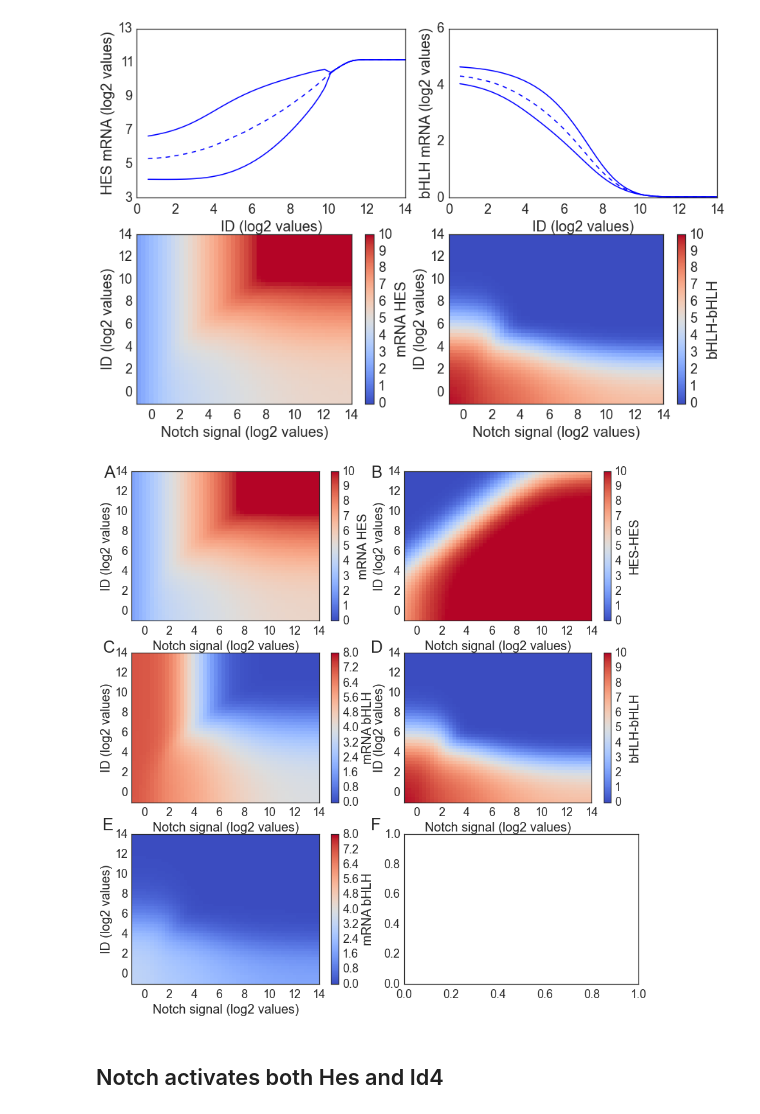
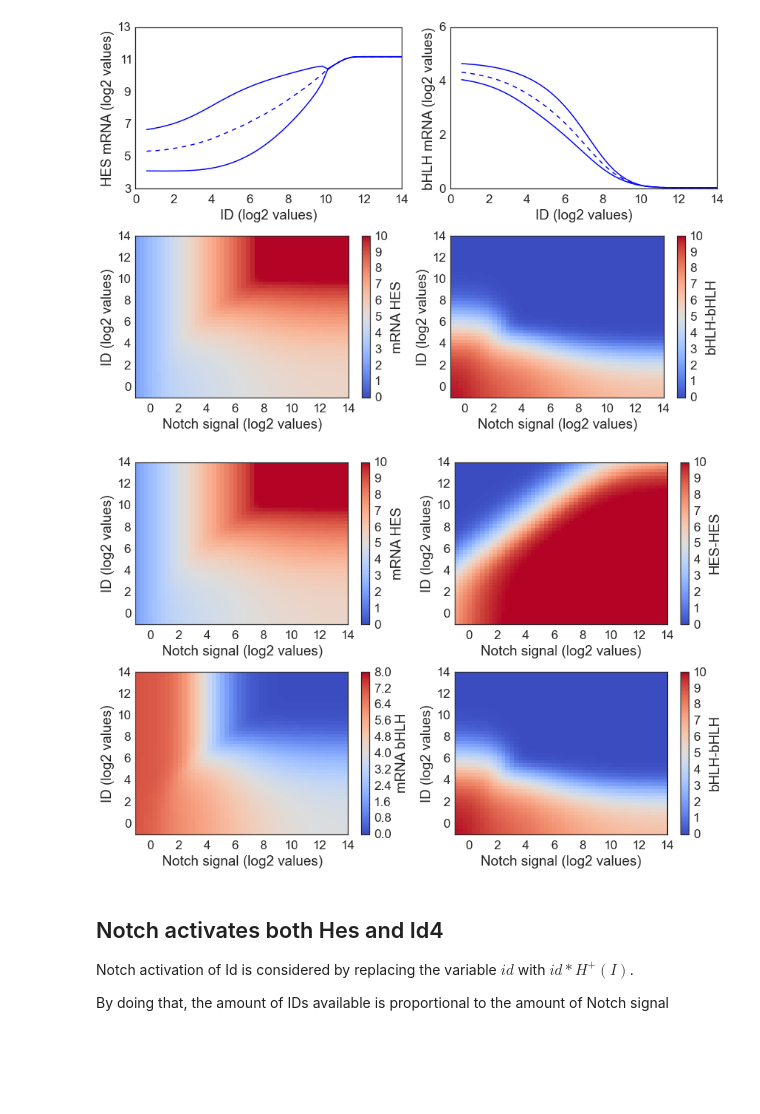
Before and after one commit to mboareto/InterplayNotchID_neurogenesis, a Jupyter notebook: InterplayNotch_IDs_modelling.ipynb, the cells around one changed output. Drawn from its saved outputs; the diff is of its cells as text; code cells hidden in the pictures; blank space fills up the shorter version.

```diff
--- a/InterplayNotch_IDs_modelling.ipynb
+++ b/InterplayNotch_IDs_modelling.ipynb
@@ -26,17 +1,13 @@ $$
 # %%
-import sys
-sys.path.insert(0, './auxiliary_functions/')
 import numpy as np
 import pylab as plt
 from pydelay import dde23
-import auxilary_functions as aux
+import auxiliary_functions as aux
 import seaborn as sns
+
+%matplotlib inline
 sns.set_style('white')
-sns.set_context('notebook', font_scale=1.8, rc={'lines.linewidth': 1.5})
-%load_ext autoreload
-%autoreload 2
-%matplotlib inline
-plt.rcParams.update({'font.size': 16})
+sns.set_context('notebook', font_scale=1.7, rc={'lines.linewidth': 1.3})
 # %%
 params = {'tf' : 6000.0,  'dt' : 1.0                    # total time in min, step time
          ,'gm' : 24.0/np.log(2), 'gp' : 22.0/np.log(2)  # degradation rates HES RNA and protein, respectively
@@ -130,55 +81,46 @@ aux.bifurcation(dde, 'I', p_dic['I'],'ma', trange, label=label, log2=True, yrang
 # ------------------- Figure 2B-E ----------------------------
 cmap ='coolwarm'
 p_dic['id'] = 2**np.arange( -1.0,  14.1, 0.3)
-#p_dic = {'I' : 2**np.arange( -1.0,  14.1, 3.0),
-#         'id': 2**np.arange( -1.0,  14.1, 3.0),
-#        }
 
 f = plt.subplots(2, 2, figsize=(6*2, 4*2), sharex=False)
 ax.text(-.15, 0.96, 'E', fontsize=26, transform=ax.transAxes)
 ax.text(1.28, 0.96, 'D', fontsize=26, transform=ax.transAxes)
-plt.tight_layout()
 
 ax = plt.subplot2grid((2, 2), (0, 0), colspan=1, rowspan=1)
 aux.bifurcation(dde, 'id', p_dic['id'], 'm', trange, label=label, yrange=[3.0, 13.0], ax=ax, xlim=[0,14])
 ax = plt.subplot2grid((2, 2), (0, 1), colspan=1, rowspan=1)
 aux.bifurcation(dde, 'id', p_dic['id'], 'ma',trange, label=label, yrange=[0.0, 6.0],  ax=ax, xlim=[0,14])
 
-m = aux.phase_diagram(dde, p_dic, axis=['I', 'id'], var=['m', 'pp', 'ma', 'a', 'aa'], trange=trange)
+m = aux.phase_diagram(dde, p_dic, axis=['I', 'id'], var=['m', 'pp', 'ma', 'aa'], trange=trange)
 ax = plt.subplot2grid((2, 2), (1, 0), colspan=1, rowspan=1)
 aux.plot_pdiagram(m['m'], p_dic, axis=['I', 'id'], label=label, clim=[0,10], cmap=cmap, ax=ax, clabel='mRNA HES')
+
 ax = plt.subplot2grid((2, 2), (1, 1), colspan=1, rowspan=1)
 aux.plot_pdiagram(m['aa'],p_dic, axis=['I', 'id'], label=label, clim=[0,10], cmap=cmap, ax=ax, clabel='bHLH-bHLH')
+plt.tight_layout()
 # %% [output]
-[figure, old version]
+[figure, new version]
 # %%
-# ------------------- Figure supplementary ----------------------------
-
-f = plt.subplots(3, 2, figsize=(6*2, 4*3), sharex=False, sharey=False)
-plt.tight_layout()
-
-ax = plt.subplot2grid((3, 2), (0, 0), colspan=1, rowspan=1)
-ax.text(-.15, 0.96, 'A', fontsize=26, transform=ax.transAxes)
-ax.text(1.28, 0.96, 'B', fontsize=26, transform=ax.transAxes)
-ax.text(-.15, -.21, 'C', fontsize=26, transform=ax.transAxes)
-ax.text(1.28, -.21, 'D', fontsize=26, transform=ax.transAxes)
-ax.text(-.15,-1.40, 'E', fontsize=26, transform=ax.transAxes)
-ax.text(1.28,-1.40, 'F', fontsize=26, transform=ax.transAxes)
+# ------------------- Supplementary figure ----------------------------
+f = plt.subplots(2, 2, figsize=(6*2, 4*2), sharex=False, sharey=False)
+ax = plt.subplot2grid((2, 2), (0, 0), colspan=1, rowspan=1)
 aux.plot_pdiagram(m['m'], p_dic, axis=['I', 'id'], label=label, clim=[0,10], cmap=cmap, ax=ax, clabel='mRNA HES')
 
-ax = plt.subplot2grid((3, 2), (0, 1), colspan=1, rowspan=1)
+ax = plt.subplot2grid((2, 2), (0, 1), colspan=1, rowspan=1)
 aux.plot_pdiagram(m['pp'],p_dic, axis=['I', 'id'], label=label, clim=[0,10], cmap=cmap, ax=ax, clabel='HES-HES')
 
-ax = plt.subplot2grid((3, 2), (1, 0), colspan=1, rowspan=1)
+ax = plt.subplot2grid((2, 2), (1, 0), colspan=1, rowspan=1)
 aux.plot_pdiagram(m['ma'],p_dic, axis=['I', 'id'], label=label, clim=[0, 8], cmap=cmap, ax=ax, clabel='mRNA bHLH')
 
-ax = plt.subplot2grid((3, 2), (1, 1), colspan=1, rowspan=1)
+ax = plt.subplot2grid((2, 2), (1, 1), colspan=1, rowspan=1)
 aux.plot_pdiagram(m['aa'],p_dic, axis=['I', 'id'], label=label, clim=[0,10], cmap=cmap, ax=ax, clabel='bHLH-bHLH')
-
-ax = plt.subplot2grid((3, 2), (2, 0), colspan=1, rowspan=1)
-aux.plot_pdiagram(m['a'], p_dic, axis=['I', 'id'], label=label, clim=[0, 8], cmap=cmap, ax=ax, clabel='mRNA bHLH')
+plt.tight_layout()
 # %% [output]
-[figure, old version]
+[figure, new version]
-# %% [markdown]
-## Notch activates both Hes and Id4
+# %% [markdown]
+## Notch activates both Hes and Id4
+
+Notch activation of Id is considered by replacing the variable $id$ with $id * H^+(I)$.
+
+By doing that, the amount of IDs available is proportional to the amount of Notch signal
 # %%
```
Also changed, not shown: parts of 4 cells of this notebook.
